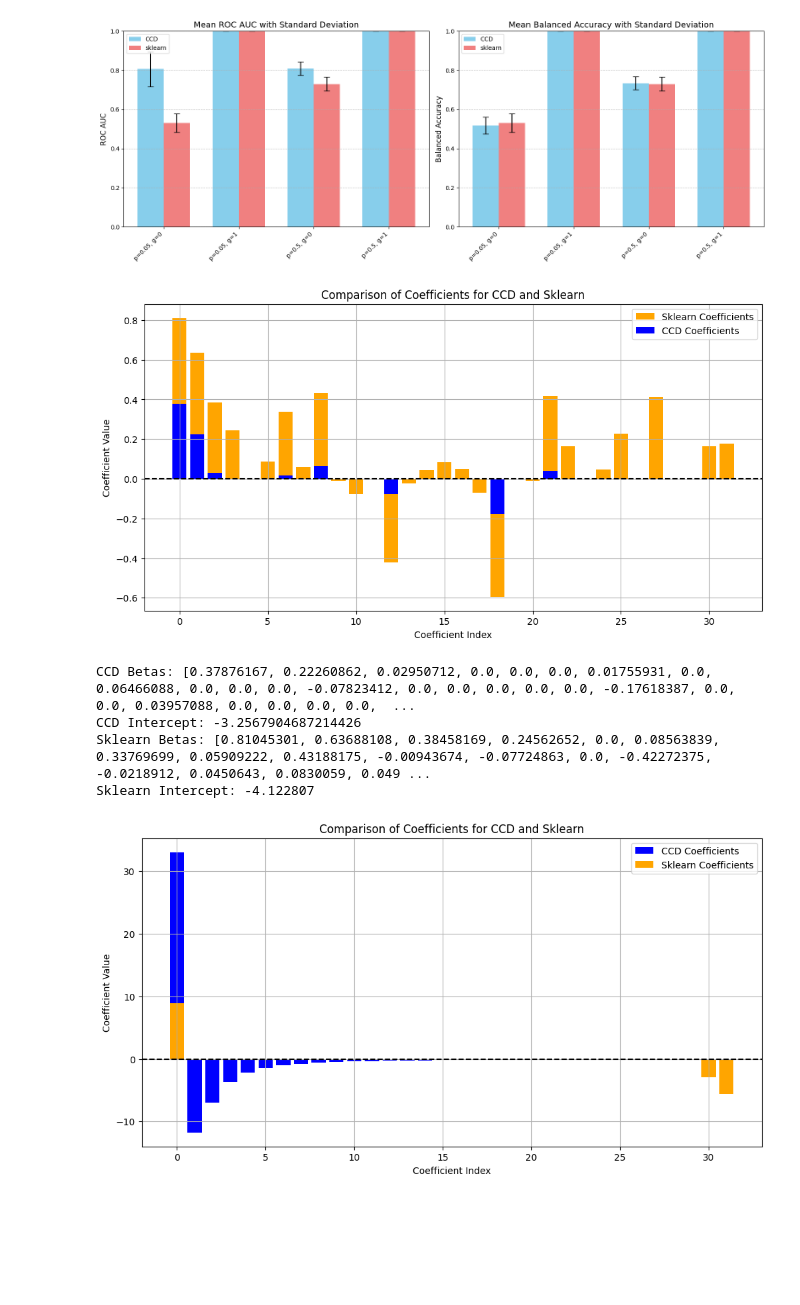
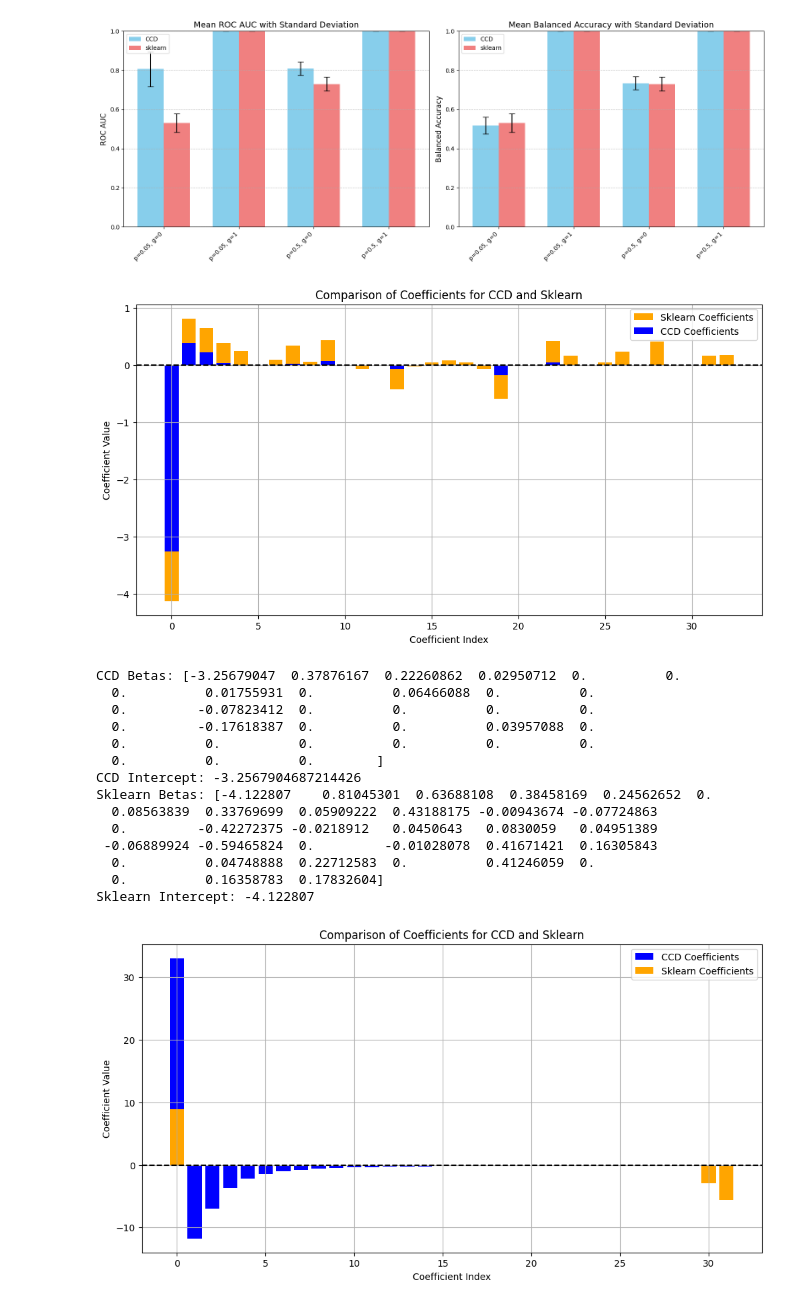
Before and after one commit to szuvarska/LogRegCCD, a Jupyter notebook: Experiments.ipynb, the cells around one changed output. Drawn from its saved outputs; the diff is of its cells as text; code cells hidden in the pictures; blank space fills up the shorter version.

```diff
--- a/Experiments.ipynb
+++ b/Experiments.ipynb
@@ -579,38 +583,51 @@ data_n_sklearn['Betas'] = data_n_sklearn['Betas'].apply(convert_sklearn_beta_to_
 data_n_sklearn['Intercept'] = data_n_sklearn['Intercept'].apply(lambda x: float(x.strip('[]')))
 
 data_n_CCD = data_n_CCD.loc[data_n_CCD['g'] == 0, :]
 data_n_sklearn = data_n_sklearn.loc[data_n_sklearn['g'] == 0, :]
 data_n_CCD = data_n_CCD.loc[data_n_CCD['p'] == 0.05, :]
 data_n_sklearn = data_n_sklearn.loc[data_n_sklearn['p'] == 0.05, :]
 
 # Get the coefficients for CCD and sklearn
 ccd_betas = data_n_CCD['beta'].values[0]
+ccd_intercept = data_n_CCD['intercept'].values[0]
+ccd_betas = np.concatenate(([ccd_intercept], ccd_betas))
 sklearn_betas = data_n_sklearn['Betas'].values[0]
 sklearn_intercept = data_n_sklearn['Intercept'].values[0]
-ccd_intercept = data_n_CCD['intercept'].values[0]
+sklearn_betas = np.concatenate(([sklearn_intercept], sklearn_betas))
+
 
 # Create a bar plot for the coefficients
 plt.figure(figsize=(12, 6))
 plt.bar(range(len(sklearn_betas)), sklearn_betas, alpha=1, label='Sklearn Coefficients', color='orange')
 plt.bar(range(len(ccd_betas)), ccd_betas, alpha=1, label='CCD Coefficients', color='blue')
 plt.axhline(y=0, color='k', linestyle='--')
 plt.title('Comparison of Coefficients for CCD and Sklearn')
 plt.xlabel('Coefficient Index')
 plt.ylabel('Coefficient Value')
 plt.legend()
 plt.grid()
 plt.show()
 
 # Print betas and intercepts
 print("CCD Betas:", ccd_betas)
 print("CCD Intercept:", ccd_intercept)
 print("Sklearn Betas:", sklearn_betas)
 print("Sklearn Intercept:", sklearn_intercept)
 # %% [output]
-[figure, old version]
+[figure, new version]
-CCD Betas: [0.37876167, 0.22260862, 0.02950712, 0.0, 0.0, 0.0, 0.01755931, 0.0, 0.06466088, 0.0, 0.0, 0.0, -0.07823412, 0.0, 0.0, 0.0, 0.0, 0.0, -0.17618387, 0.0, 0.0, 0.03957088, 0.0, 0.0, 0.0, 0.0,  ...
+CCD Betas: [-3.25679047  0.37876167  0.22260862  0.02950712  0.          0.
+  0.          0.01755931  0.          0.06466088  0.          0.
+  0.         -0.07823412  0.          0.          0.          0.
+  0.         -0.17618387  0.          0.          0.03957088  0.
+  0.          0.          0.          0.          0.          0.
+  0.          0.          0.        ]
 CCD Intercept: -3.2567904687214426
-Sklearn Betas: [0.81045301, 0.63688108, 0.38458169, 0.24562652, 0.0, 0.08563839, 0.33769699, 0.05909222, 0.43188175, -0.00943674, -0.07724863, 0.0, -0.42272375, -0.0218912, 0.0450643, 0.0830059, 0.049 ...
+Sklearn Betas: [-4.122807    0.81045301  0.63688108  0.38458169  0.24562652  0.
+  0.08563839  0.33769699  0.05909222  0.43188175 -0.00943674 -0.07724863
+  0.         -0.42272375 -0.0218912   0.0450643   0.0830059   0.04951389
+ -0.06889924 -0.59465824  0.         -0.01028078  0.41671421  0.16305843
+  0.          0.04748888  0.22712583  0.          0.41246059  0.
+  0.          0.16358783  0.17832604]
 Sklearn Intercept: -4.122807
 # %%
 data_n_CCD = pd.read_csv("results/synthetic_data_results/LogRegCCD/logregCDD_unbalanced.csv")
```
Also changed, not shown: parts of 3 cells of this notebook, 8 other files.
